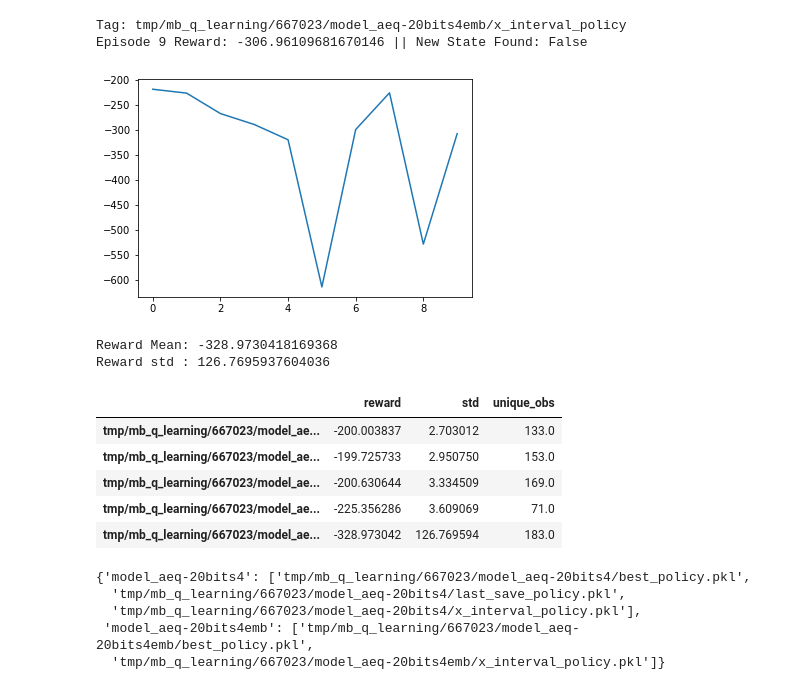
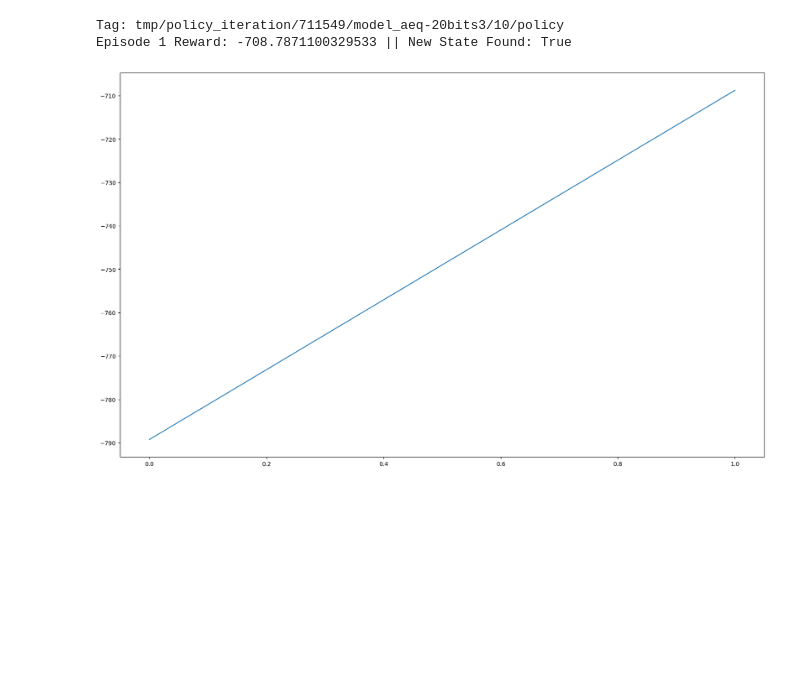
Before and after one commit to MHamza-Y/State-Space-Discretization, a Jupyter notebook: policy_benchmarks.ipynb, the cells around one changed output. Drawn from its saved outputs; the diff is of its cells as text; code cells hidden in the pictures; blank space fills up the shorter version.

```diff
--- a/policy_benchmarks.ipynb
+++ b/policy_benchmarks.ipynb
@@ -5,53 +5,46 @@ from envs.env_creator import env_creator
 from base_rl.eval_policy import EvalDiscreteStatePolicy
 from glob import glob
 import pandas as pd
+# %%
+import dill
+
+
+def load(save_path):
+        with open(save_path, 'rb') as f:
+            return dill.load(f)
 # %%
 plt.rcParams["figure.figsize"] = [20, 12]
 # %%
+
+from dynamic_programming.policy import DPPolicy
 
 device = 'cuda'
 steps_per_episode = 1000
-model_names = ['model_aeq-20bits4', 'model_aeq-20bits4emb']
-experiment_id = '973479'
-experiment_type = 'q_learning'
-model_files = {model_name: glob(f'tmp/{experiment_type}/{experiment_id}/{model_name}/*' ) for model_name in model_names}
-policy_class = QLPolicy
+model_names = ['model_aeq-20bits3', 'model_h_c-20bits3']
+experiment_id = '*'
+experiment_type = 'policy_iteration'
+model_files = {model_name: glob(f'tmp/{experiment_type}/{experiment_id}/{model_name}/**/*policy.pkl' ) for model_name in model_names}
 # %%
 from benchmarks.policy_benchmarks import PolicyBenchmarks
 
 benchmarks = {}
 evaluators = []
 for model_name,policy_files in model_files.items():
     for policy_file in policy_files:
-        eval_policy = policy_class.load(policy_file)
+        eval_policy = load(policy_file)
         env_kwargs = {'steps_per_episode': steps_per_episode, 'device': device,
                       'model_path': f'tmp/state_quantization/{model_name}'}
         evaluator = EvalDiscreteStatePolicy(policy=eval_policy, env_creator=env_creator, env_kwargs=env_kwargs, tag=policy_file.split('.')[0])
         evaluators.append(evaluator)
 
 policy_benchmarks = PolicyBenchmarks(evaluators=evaluators, epochs=10)
 policy_benchmarks.benchmark()
 # %% [output]
-Tag: tmp/mb_q_learning/667023/model_aeq-20bits4emb/x_interval_policy
-Episode 9 Reward: -306.96109681670146 || New State Found: False
+Tag: tmp/policy_iteration/711549/model_aeq-20bits3/10/policy
+Episode 1 Reward: -708.7871100329533 || New State Found: True
-[figure, old version]
+[figure, new version]
-Reward Mean: -328.9730418169368
-Reward std : 126.7695937604036
 # %%
 df = pd.DataFrame(policy_benchmarks.benchmark_metrics)
 df.T
-# %% [output]
-|  | reward | std | unique_obs |
-| tmp/mb_q_learning/667023/model_ae... | -200.003837 | 2.703012 | 133.0 |
-| tmp/mb_q_learning/667023/model_ae... | -199.725733 | 2.950750 | 153.0 |
-| tmp/mb_q_learning/667023/model_ae... | -200.630644 | 3.334509 | 169.0 |
-| tmp/mb_q_learning/667023/model_ae... | -225.356286 | 3.609069 | 71.0 |
-| tmp/mb_q_learning/667023/model_ae... | -328.973042 | 126.769594 | 183.0 |
 # %%
 model_files
-# %% [output]
-{'model_aeq-20bits4': ['tmp/mb_q_learning/667023/model_aeq-20bits4/best_policy.pkl',
-  'tmp/mb_q_learning/667023/model_aeq-20bits4/last_save_policy.pkl',
-  'tmp/mb_q_learning/667023/model_aeq-20bits4/x_interval_policy.pkl'],
- 'model_aeq-20bits4emb': ['tmp/mb_q_learning/667023/model_aeq-20bits4emb/best_policy.pkl',
-  'tmp/mb_q_learning/667023/model_aeq-20bits4emb/x_interval_policy.pkl']}
```
Also changed, not shown: 26 other files.
